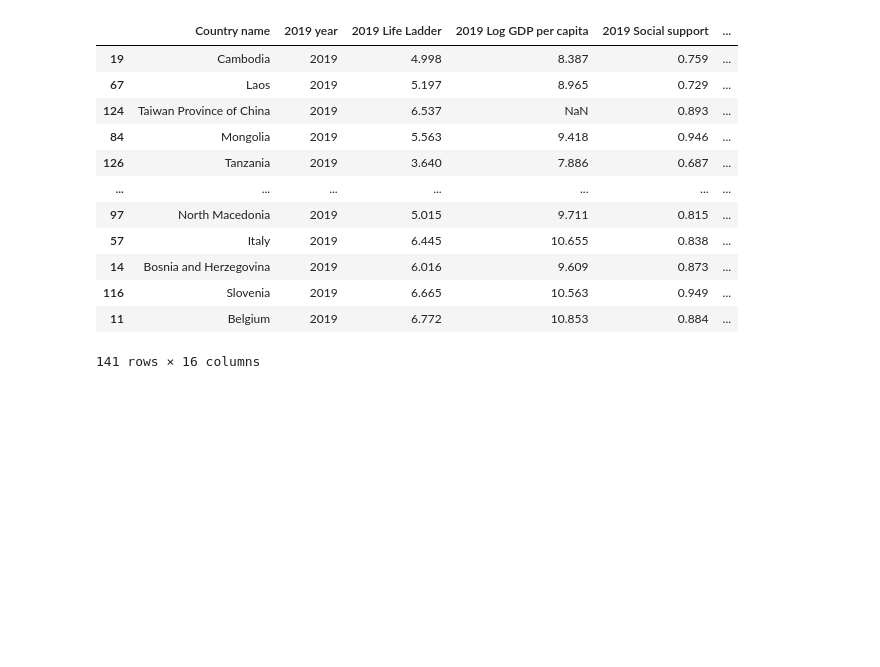
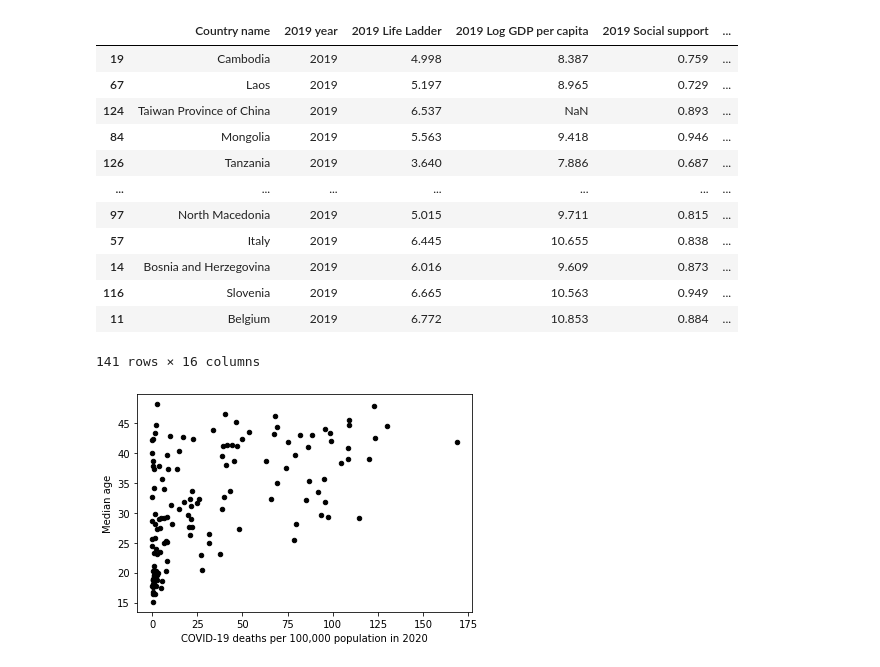
Before and after one commit to sydnipierce/butler-groupD-project1, a Jupyter notebook: Analysis/data_expl_cleansing.ipynb, the cells around one changed output. Cells and saved outputs as stored; diff of their text form; code cells hidden in the pictures; blank space fills up the shorter version.

```diff
--- a/Analysis/data_expl_cleansing.ipynb
+++ b/Analysis/data_expl_cleansing.ipynb
@@ -296,3 +304,12 @@ drop_rate_na_df.sort_values('COVID-19 deaths per 100,000 population in 2020')
 | 116 | Slovenia | 2019 | 6.665 | 10.563 | 0.949 | ... |
 | 11 | Belgium | 2019 | 6.772 | 10.853 | 0.884 | ... |
 141 rows × 16 columns
+# %%
+# Visualize the impact of national median age on COVID-19 death rates
+# Create scatter plot comparing COVID-19 death rate to age
+df.plot(kind='scatter',x='COVID-19 deaths per 100,000 population in 2020',y='Median age',color='black')
+
+# Display the chart
+plt.show()
+# %% [output]
+[figure, added]
```
Also changed, not shown: parts of 12 cells of this notebook.
